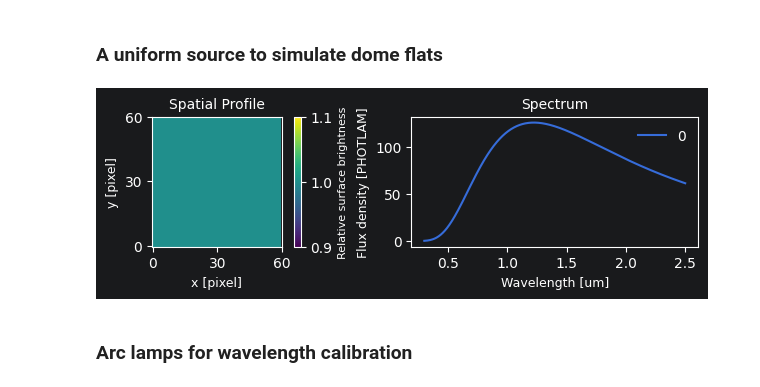
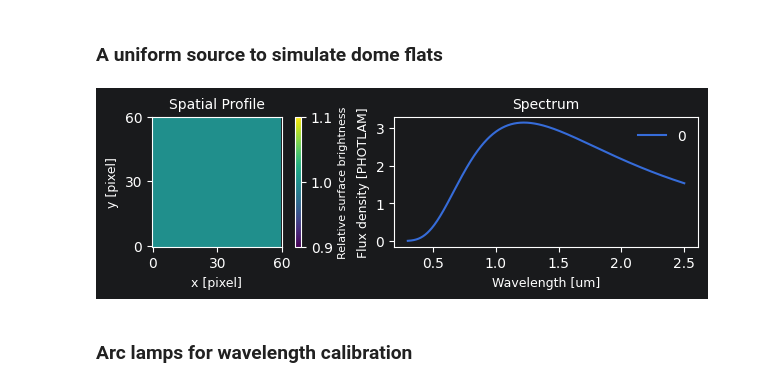
Before and after one commit to CaltechOpticalObservatories/zs-scopesim, a Jupyter notebook: notebooks/ii_ScopeSim_Sources.ipynb, the cells around one changed output. Saved outputs shown, nothing was run; the diff lists cells and outputs as text; code cells hidden in the pictures.

```diff
--- a/notebooks/ii_ScopeSim_Sources.ipynb
+++ b/notebooks/ii_ScopeSim_Sources.ipynb
@@ -152,10 +152,10 @@ Other available galaxy models include `galaxy`, `galaxy3d`, and `elliptical`. Se
 ### A uniform source to simulate dome flats
 # %%
 # Let's say we want a high-power halogen bulb emitting a 3000 K blackbody spectrum, uniformly illuminating a 1 arcmin x 1 arcmin area on the sky. We can create this source as follows:
-domeflat = sim_tp.calibration.flat_field(temperature=3000*u.K, amplitude=4*u.ABmag, filter_curve='V', extend=60)
+domeflat = sim_tp.calibration.flat_field(temperature=3000*u.K, amplitude=8*u.ABmag, filter_curve='V', extend=60)
 _ = plotter.from_source(domeflat)
 # %% [output]
-[figure, old version]
+[figure, new version]
 # %% [markdown]
 ### Arc lamps for wavelength calibration
 # %% [markdown]
```
Also changed, not shown: parts of 4 cells of this notebook, 17 other files.
